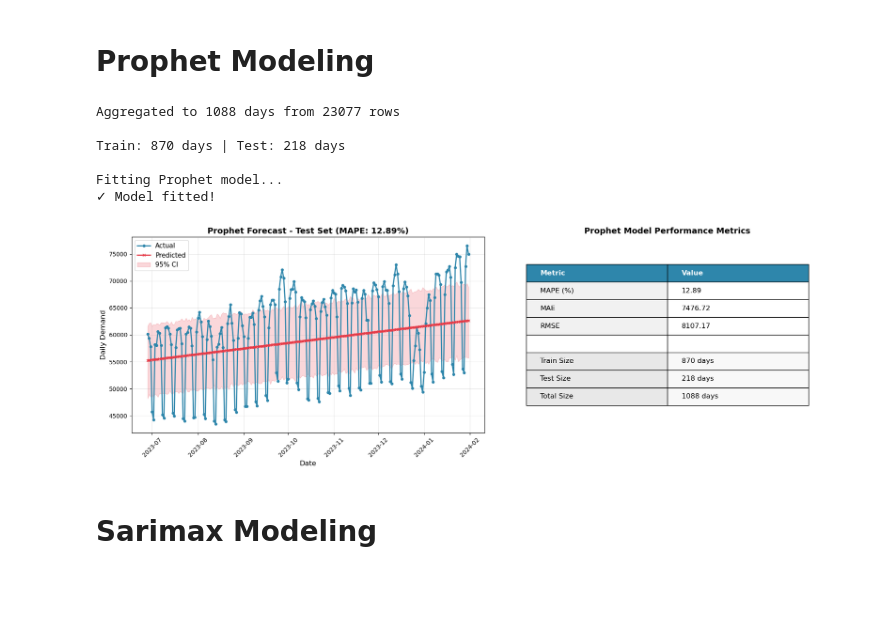
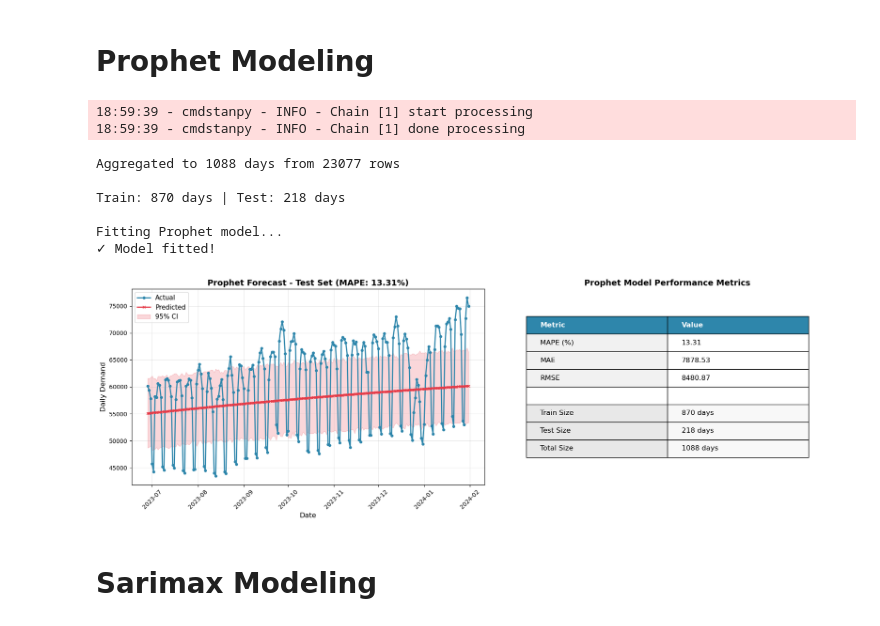
Before and after one commit to hpena212/snowflake-shaved-ice, a Jupyter notebook: notebooks/06_prophet_sarimax_forecasting.ipynb, the cells around one changed output. Cells and saved outputs as stored; diff of their text form; code cells hidden in the pictures; blank space fills up the shorter version.

```diff
--- a/notebooks/06_prophet_sarimax_forecasting.ipynb
+++ b/notebooks/06_prophet_sarimax_forecasting.ipynb
@@ -159,10 +219,10 @@ print(f"Train: {len(train_prophet)} days | Test: {len(test_prophet)} days\n")
 # ============ FIT PROPHET ============
 print("Fitting Prophet model...")
 model_prophet = Prophet(
-    yearly_seasonality=True,
+    yearly_seasonality=False,
     weekly_seasonality=True,
-    daily_seasonality=False,
-    seasonality_mode='multiplicative',
+    daily_seasonality= False,
+    seasonality_mode='additive',
     changepoint_prior_scale=0.5
 )
 model_prophet.fit(train_prophet)
@@ -178,40 +238,42 @@ y_true_prophet = test_prophet['y'].values
 y_pred_prophet = test_pred_prophet['yhat'].values
 
 # ============ METRICS ============
 mape_prophet = calculate_mape(y_true_prophet, y_pred_prophet)
 mae_prophet = mean_absolute_error(y_true_prophet, y_pred_prophet)
 rmse_prophet = np.sqrt(mean_squared_error(y_true_prophet, y_pred_prophet))
 
 # ============ VISUALIZATION ============
 fig, axes = plt.subplots(1, 2, figsize=(18, 6))
 
 # Plot 1: Forecast
 ax1 = axes[0]
 ax1.plot(test_prophet['ds'], y_true_prophet, label='Actual', marker='o', linewidth=2, markersize=4, color='#2E86AB')
 ax1.plot(test_prophet['ds'], y_pred_prophet, label='Predicted', marker='x', linewidth=2, markersize=4, color='#E63946')
 ax1.fill_between(test_prophet['ds'], test_pred_prophet['yhat_lower'], test_pred_prophet['yhat_upper'],
                   alpha=0.2, color='#E63946', label='95% CI')
 ax1.set_xlabel('Date', fontsize=12)
 ax1.set_ylabel('Daily Demand', fontsize=12)
 ax1.set_title(f'Prophet Forecast - Test Set (MAPE: {mape_prophet:.2f}%)', fontsize=14, fontweight='bold')
 ax1.legend(fontsize=11)
 ax1.grid(True, alpha=0.3)
 ax1.tick_params(axis='x', rotation=45)
 
 # Plot 2: Metrics Table
 plot_performance_table('Prophet',axes[1], mape_prophet, mae_prophet, rmse_prophet,
                        len(train_prophet), len(test_prophet), len(df_prophet))
 
 plt.tight_layout()
 plt.show()
 # %% [output]
-Aggregated to 1088 days from 23077 rows
-
-Train: 870 days | Test: 218 days
-
-Fitting Prophet model...
-✓ Model fitted!
+18:59:39 - cmdstanpy - INFO - Chain [1] start processing
+18:59:39 - cmdstanpy - INFO - Chain [1] done processing
+Aggregated to 1088 days from 23077 rows
+
+Train: 870 days | Test: 218 days
+
+Fitting Prophet model...
+✓ Model fitted!
-[figure, old version]
+[figure, new version]
 # %% [markdown]
 # **Sarimax Modeling**
 # %%
```
Also changed, not shown: parts of 10 cells of this notebook, 1 other file.
